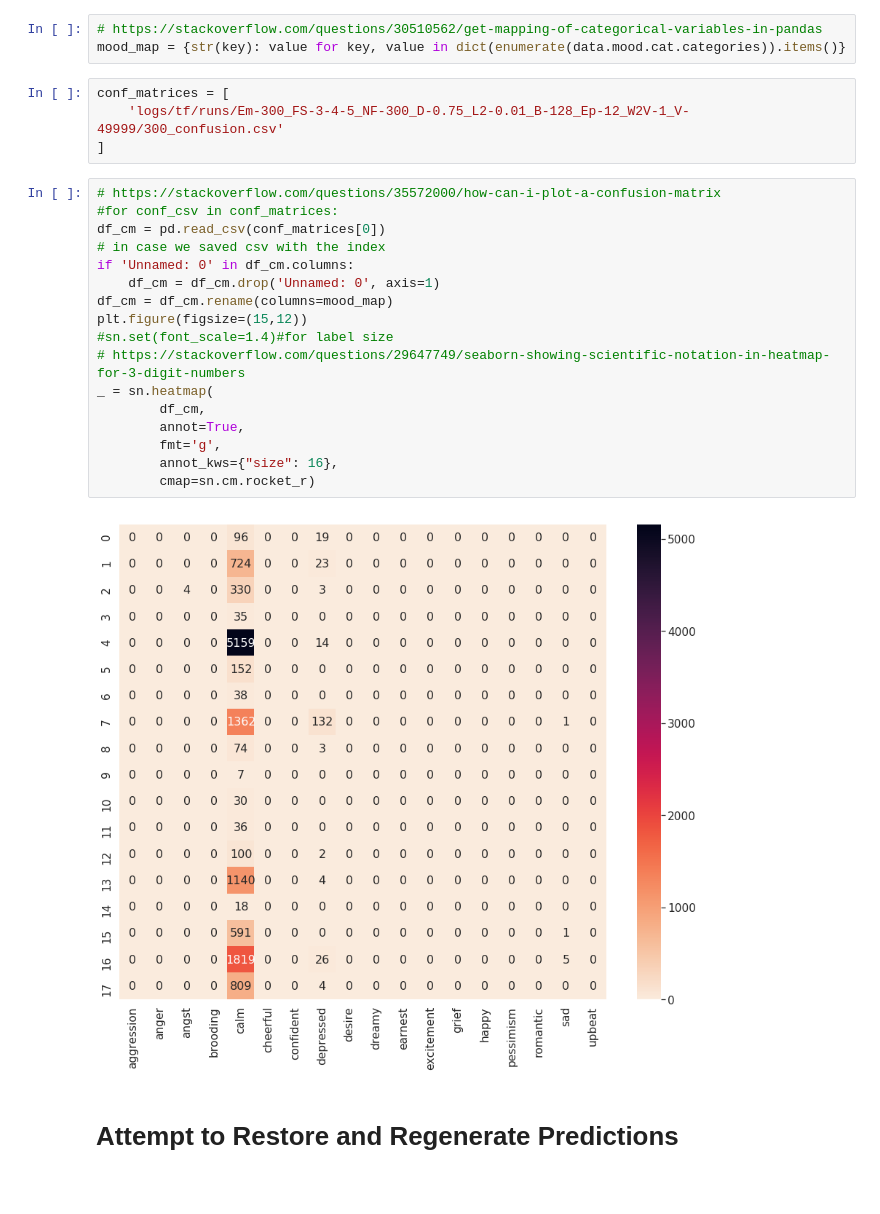
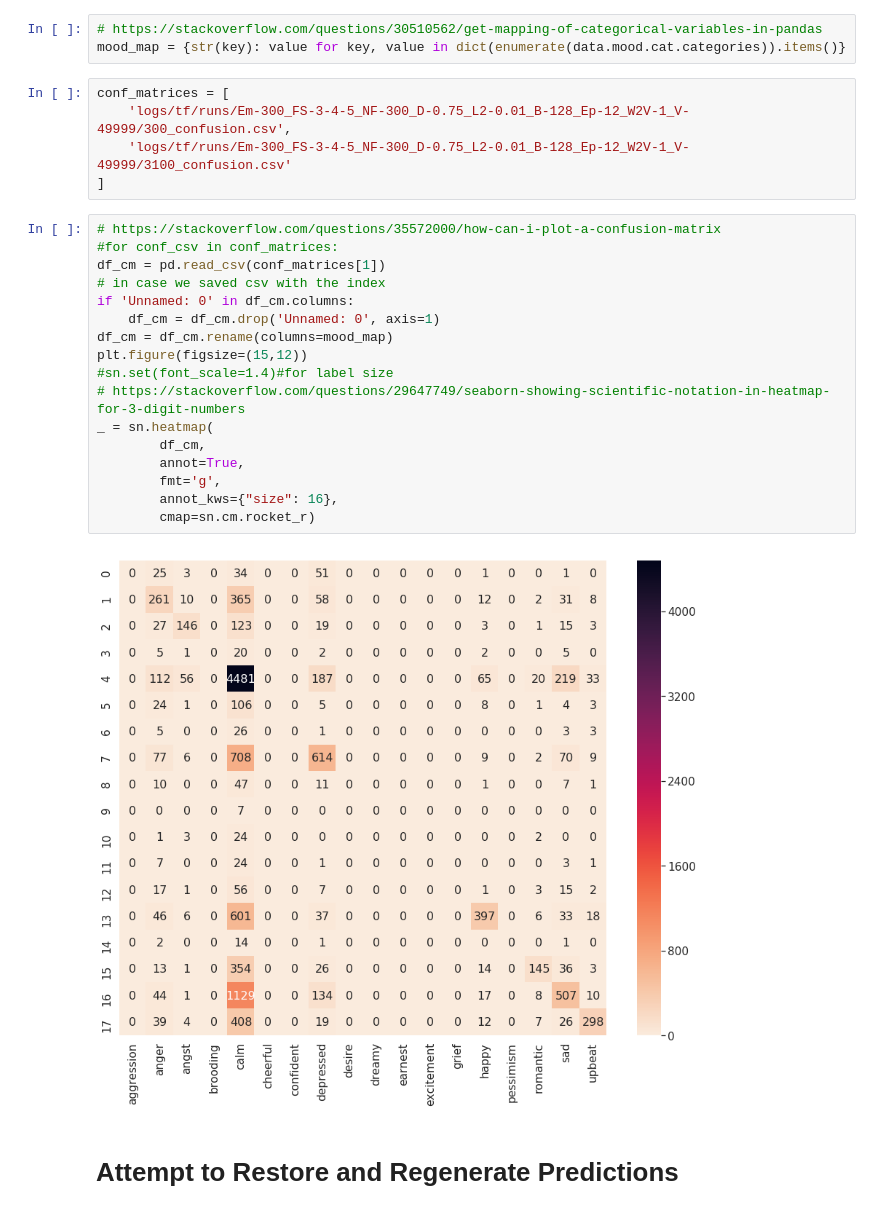
Before and after one commit to workmanjack/lyric-mood-classification, a Jupyter notebook: predictions.ipynb, the cells around one changed output. Cells and saved outputs as stored; diff of their text form.

Commit message:
updated predictions conf matrix

```diff
--- a/predictions.ipynb
+++ b/predictions.ipynb
@@ -18,27 +18,28 @@ data = unpicklify(MOODS_AND_LYRICS_PICKLE)
 mood_map = {str(key): value for key, value in dict(enumerate(data.mood.cat.categories)).items()}
 # %%
 conf_matrices = [
-    'logs/tf/runs/Em-300_FS-3-4-5_NF-300_D-0.75_L2-0.01_B-128_Ep-12_W2V-1_V-49999/300_confusion.csv'
+    'logs/tf/runs/Em-300_FS-3-4-5_NF-300_D-0.75_L2-0.01_B-128_Ep-12_W2V-1_V-49999/300_confusion.csv',
+    'logs/tf/runs/Em-300_FS-3-4-5_NF-300_D-0.75_L2-0.01_B-128_Ep-12_W2V-1_V-49999/3100_confusion.csv'
 ]
 # %%
 # https://stackoverflow.com/questions/35572000/how-can-i-plot-a-confusion-matrix
 #for conf_csv in conf_matrices:
-df_cm = pd.read_csv(conf_matrices[0])
+df_cm = pd.read_csv(conf_matrices[1])
 # in case we saved csv with the index
 if 'Unnamed: 0' in df_cm.columns:
     df_cm = df_cm.drop('Unnamed: 0', axis=1)
 df_cm = df_cm.rename(columns=mood_map)
 plt.figure(figsize=(15,12))
 #sn.set(font_scale=1.4)#for label size
 # https://stackoverflow.com/questions/29647749/seaborn-showing-scientific-notation-in-heatmap-for-3-digit-numbers
 _ = sn.heatmap(
         df_cm,
         annot=True,
         fmt='g',
         annot_kws={"size": 16},
         cmap=sn.cm.rocket_r)
 # %% [output]
-[figure, old version]
+[figure, new version]
 # %% [markdown]
 # Attempt to Restore and Regenerate Predictions
 # %% [markdown]
```
